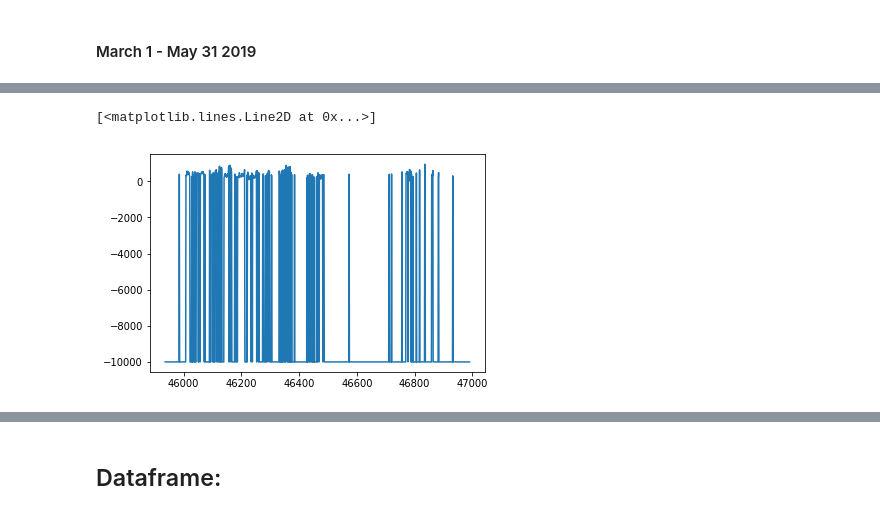
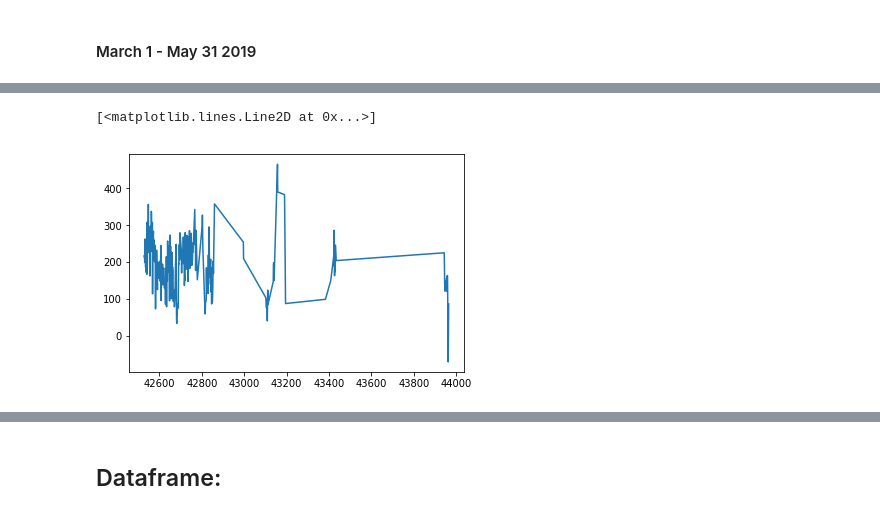
Before and after one commit to dng55/Clustered_Methane_Hotspot_Detection, a Jupyter notebook: Methane hotspot (Manitoba) - Clustering.ipynb, the cells around one changed output, grey strips where cells are left out. Saved outputs shown, nothing was run; the diff lists cells and outputs as text; code cells hidden in the pictures.

```diff
--- a/Methane hotspot (Manitoba) - Clustering.ipynb
+++ b/Methane hotspot (Manitoba) - Clustering.ipynb
@@ -14,9 +14,9 @@ rootPath = '/Users/darianng/Documents/MSc_Geography/Methane_Hotspot/FARF_code/py
 os.chdir(rootPath)
 this_path = os.getcwd()
 os.chdir('/Volumes/GoogleDrive/My Drive/Micromet_GEE')
-# data = pd.read_csv('Young_spatial_indices_2022_May_Mar.csv',delimiter = ',',header = 1)
+data = pd.read_csv('Young_spatial_indices_2022_May_Mar.csv',delimiter = ',',header = 1)
 # data = pd.read_csv('Young_spatial_indices_2021_May_2022_Nov_scaled.csv',delimiter = ',',header = 1)
-data = pd.read_csv('US-WPT_spatial_indices_2012_Jan_2013_Dec.csv',delimiter = ',',header = 1)
+# data = pd.read_csv('US-WPT_spatial_indices_2012_Jan_2013_Dec.csv',delimiter = ',',header = 1)
 
 # data = pd.read_csv('Young_spatial_indices_2021_May_Aug_small.csv',delimiter = ',',header = 1)
 # data = pd.read_csv('US-Myb_spatial_indices_2020_Jan_2022_June.csv',delimiter = ',',header = 1)
@@ -34,7 +34,7 @@ print(f'\nAvailable landsat scenes: \n{UniqueID}')
 # Load original EC data
 os.chdir('/Users/darianng/Documents/MSc_Geography/Methane_Hotspot/FARF_code/data')
 os.chdir('/Volumes/GoogleDrive/My Drive/Micromet Lab/Projects/2021-Young/Flux-tower/Flux_data')
-raw = pd.read_csv('Young_L3.csv',header=0)
+# raw = pd.read_csv('Young_L3.csv',header=0)
 os.chdir('/Users/darianng/Documents/MSc_Geography/Methane_Hotspot/Site_Data')
 raw = pd.read_csv('US-WPT.csv',header=0)
 # raw = pd.read_csv('US-Myb.csv',header=0)
@@ -61,15 +90,18 @@ plt.scatter(data['longitude'],data['latitude'],c=data['NDWI'],s=6)
 # %%
 # Check methane behaviour during desired period
 # time_start = "2013-08-15 00:00:00"
-# time_end = "2013-09-05 23:30:00"
-time_start = 201308150000
-time_end = 201309052330
+# time_end = "2013-09-05 23:30:00"-
+time_start = 201306050000
+time_end = 201307050000
 window_start = np.where(raw['DATE']==time_start)[0][0]
 window_end = np.where(raw['DATE']==time_end)[0][0]
-plt.plot(raw['FCH4'][window_start:window_end])
+windowedData = raw['FCH4'][window_start:window_end]
+# Remove 'nans'
+plotData = windowedData[windowedData>-1000]
+plt.plot(plotData)
 # %% [output]
 [<matplotlib.lines.Line2D at 0x...>]
-[figure, old version]
+[figure, new version]
 # %%
 os.chdir(rootPath)
 # tower_coordinates = [-100.534,50.371] # Hogg
```
Also changed, not shown: parts of 26 cells of this notebook, 1 other file.
